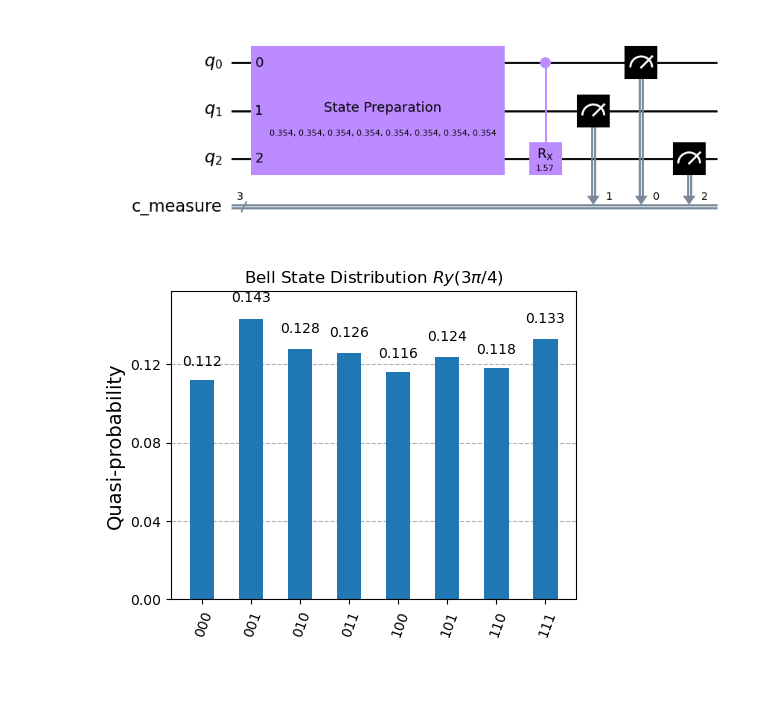
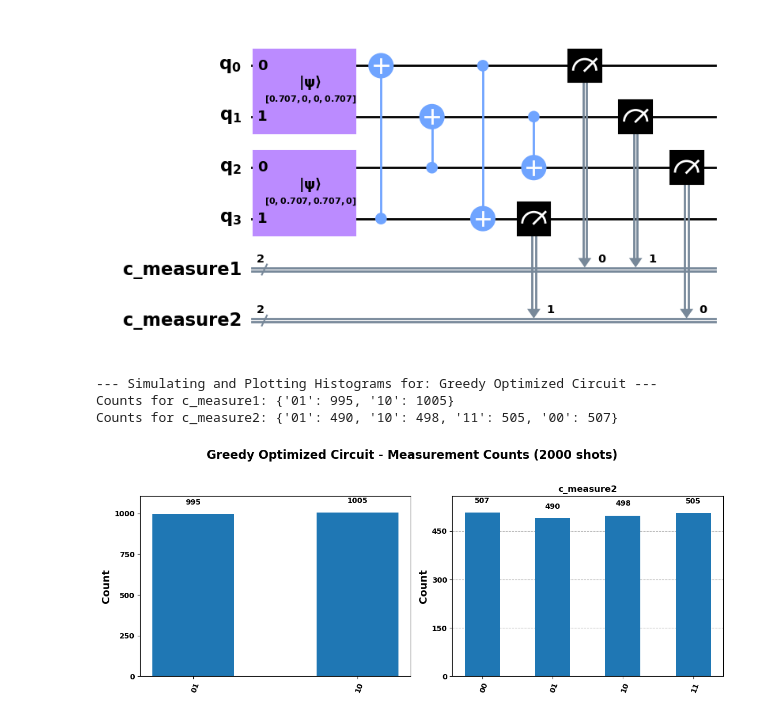
Before and after one commit to cailab-tamu/QuantumXCT, a Jupyter notebook: python/bell_dist_kl.ipynb, the cells around one changed output. Saved outputs shown, nothing was run; the diff lists cells and outputs as text; code cells hidden in the pictures; blank space fills up the shorter version.

```diff
--- a/python/bell_dist_kl.ipynb
+++ b/python/bell_dist_kl.ipynb
@@ -1180,9 +655,11 @@ ValueError: Parameter mismatch: Expected 3 params (3 Ry + 0 CRX), but got 4
 # %%
-final_optimized_qc_stage2.draw(output="mpl", style="clifford", fold=40,  scale = 1.0)
+final_best_circuit_brute_force.draw(output="mpl", style="clifford", fold=40,  scale = 1.0)
 # %% [output]
-[figure, old version]
+[figure, new version]
-# %%
-from qiskit.visualization import plot_histogram, plot_distribution
-plot_distribution(final_counts_stage2, title= r'Bell State Distribution $Ry(3\pi/4)$', figsize=(5, 4), bar_labels=True)
-# %% [output]
-[figure, removed]
+# %%
+plot_measurement_histograms(final_best_circuit_greedy, nshots=2000, title_prefix="Greedy Optimized Circuit")
+# %% [output]
+--- Simulating and Plotting Histograms for: Greedy Optimized Circuit ---
+Counts for c_measure1: {'01': 995, '10': 1005}
+Counts for c_measure2: {'01': 490, '10': 498, '11': 505, '00': 507}
+[figure, added]
```
Also changed, not shown: parts of 13 cells of this notebook, 5 other files.
